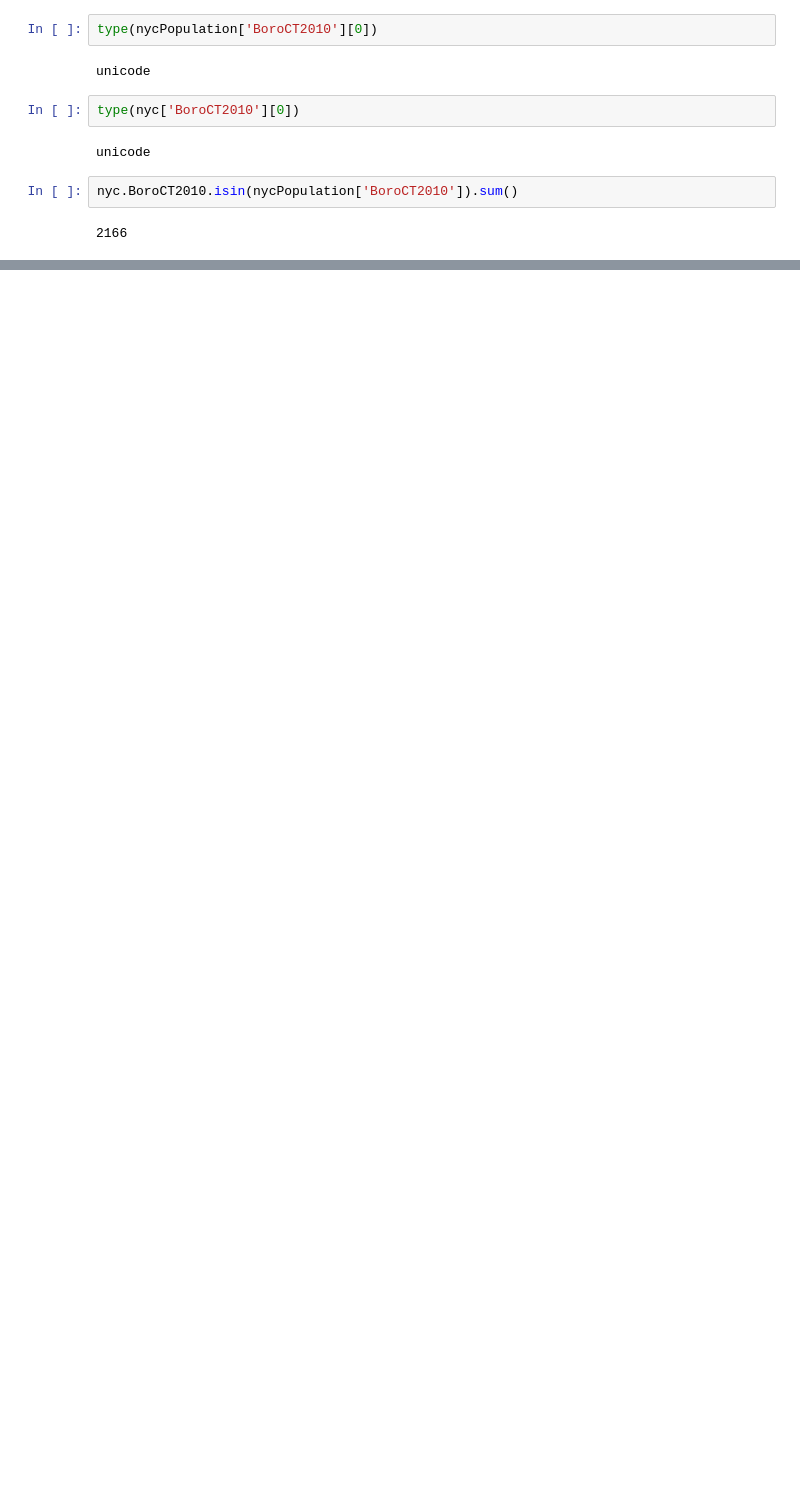
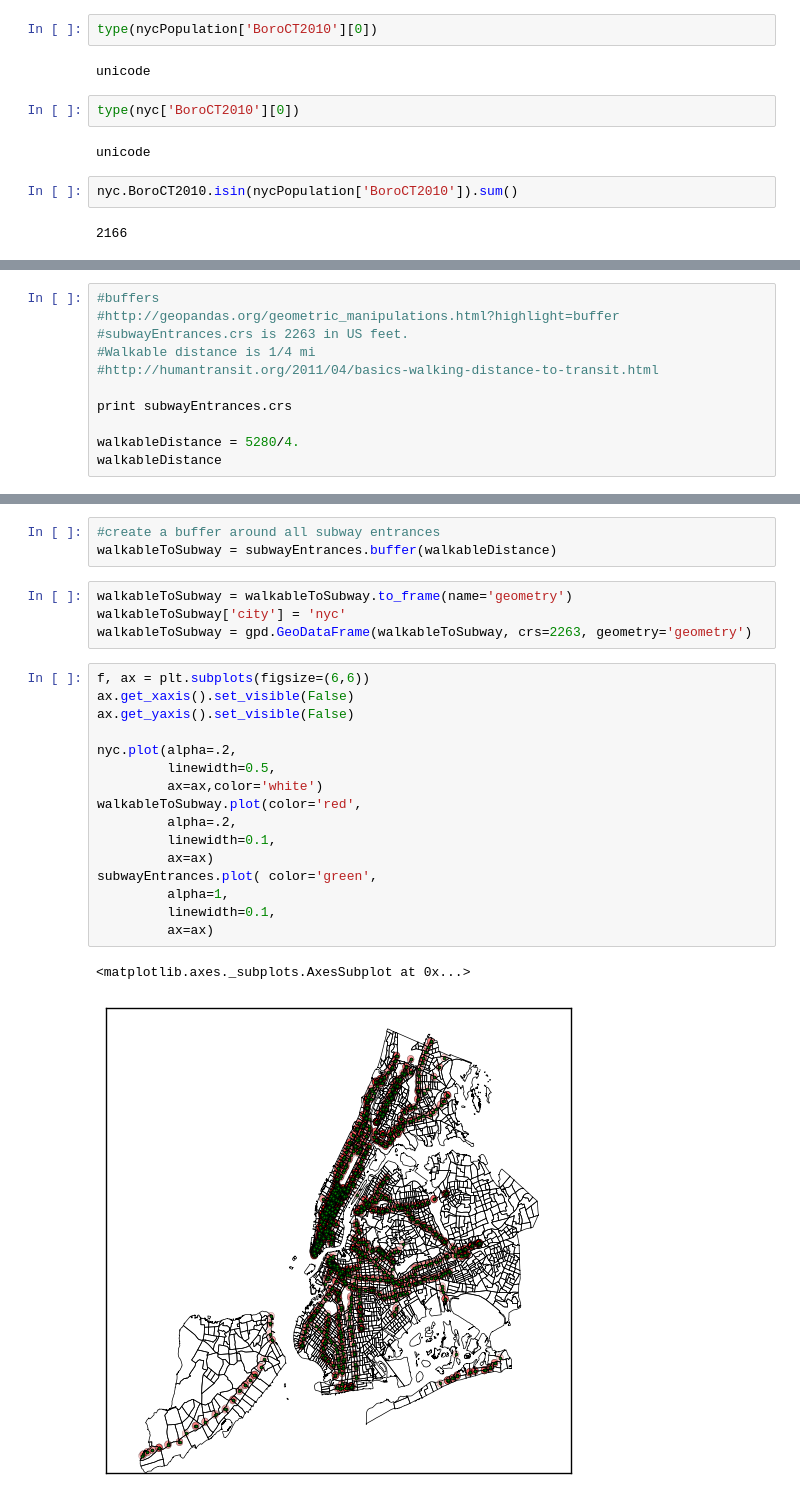
Before and after one commit to alephcero/ads, a Jupyter notebook: geo.ipynb, the cells around one changed output, grey strips where cells are left out. Cells and saved outputs as stored; diff of their text form; blank space fills up the shorter version.

```diff
--- a/geo.ipynb
+++ b/geo.ipynb
@@ -89,0 +138,11 @@ plt.title("Census Tract map colored by boroughs")
+# %%
+#buffers
+#http://geopandas.org/geometric_manipulations.html?highlight=buffer
+#subwayEntrances.crs is 2263 in US feet.
+#Walkable distance is 1/4 mi
+#http://humantransit.org/2011/04/basics-walking-distance-to-transit.html
+
+print subwayEntrances.crs
+
+walkableDistance = 5280/4.
+walkableDistance
@@ -89,0 +152,26 @@ plt.title("Census Tract map colored by boroughs")
+# %%
+#create a buffer around all subway entrances
+walkableToSubway = subwayEntrances.buffer(walkableDistance)
+# %%
+walkableToSubway = walkableToSubway.to_frame(name='geometry')
+walkableToSubway['city'] = 'nyc'
+walkableToSubway = gpd.GeoDataFrame(walkableToSubway, crs=2263, geometry='geometry')
+# %%
+f, ax = plt.subplots(figsize=(6,6))
+ax.get_xaxis().set_visible(False)
+ax.get_yaxis().set_visible(False)
+
+nyc.plot(alpha=.2,
+         linewidth=0.5,
+         ax=ax,color='white')
+walkableToSubway.plot(color='red',
+         alpha=.2,
+         linewidth=0.1,
+         ax=ax)
+subwayEntrances.plot( color='green',
+         alpha=1,
+         linewidth=0.1,
+         ax=ax)
+# %% [output]
+<matplotlib.axes._subplots.AxesSubplot at 0x...>
+[figure, added]
```
Also changed, not shown: parts of 15 cells of this notebook.
